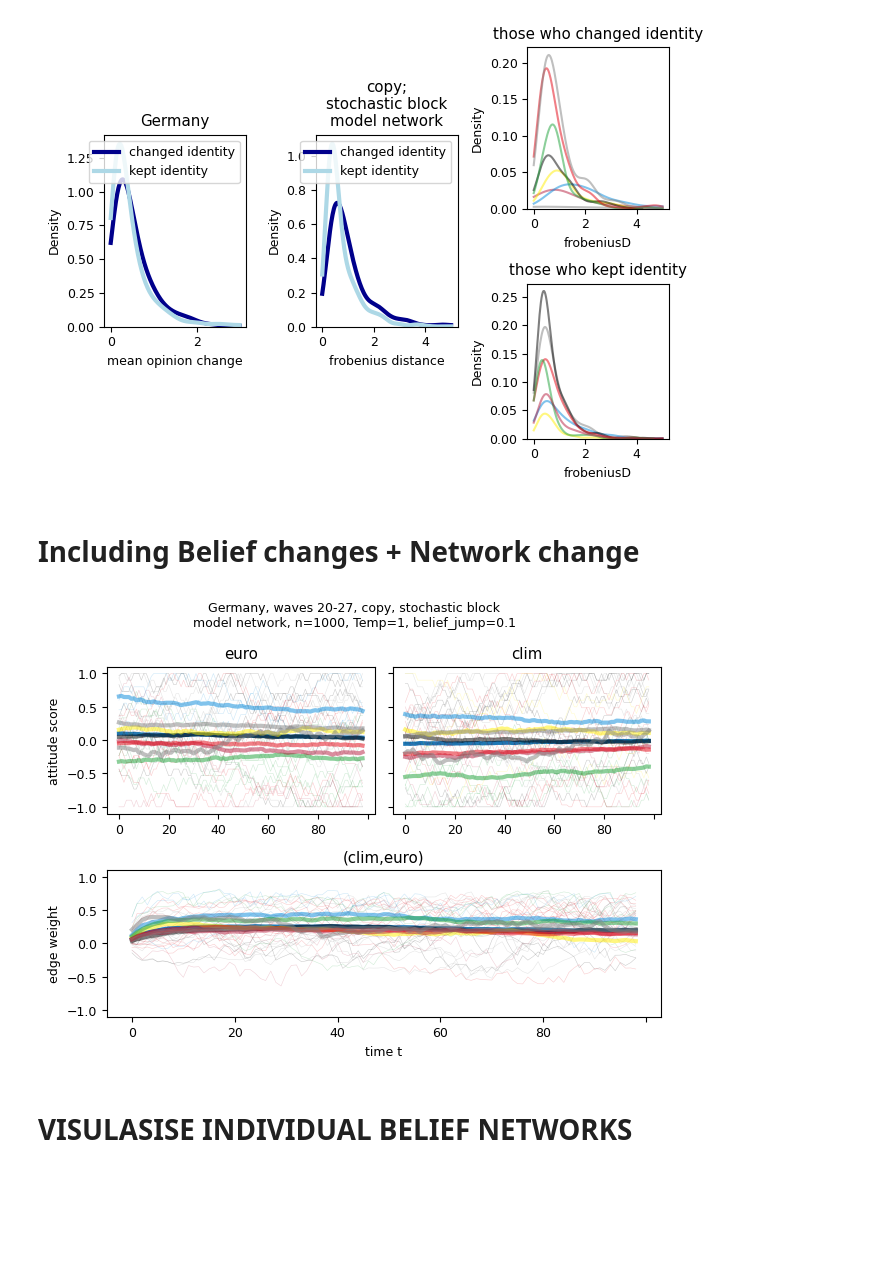
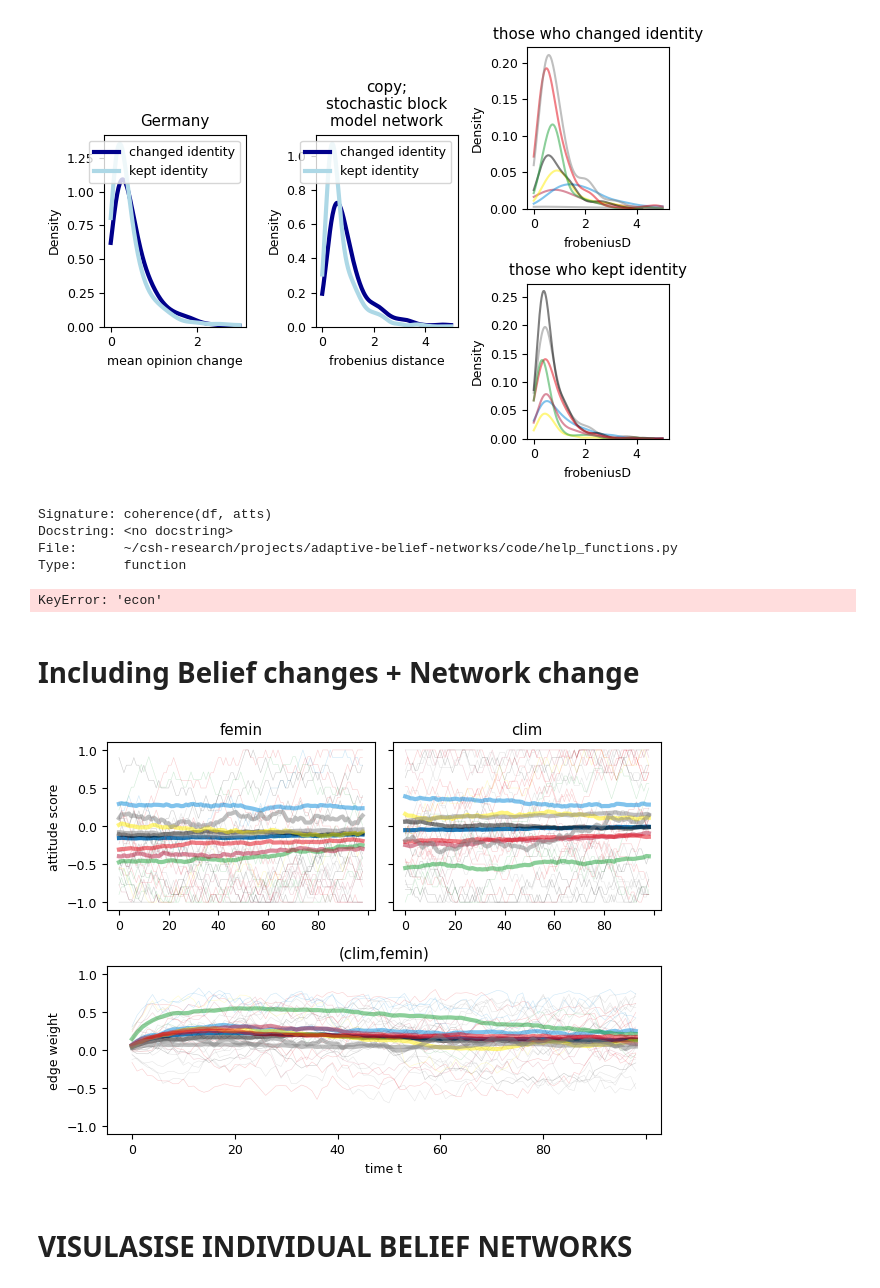
Before and after one commit to PeterSteiglechner/adaptive-NoB, a Jupyter notebook: code/analyse_BNs.ipynb, the cells around one changed output. Saved outputs shown, nothing was run; the diff lists cells and outputs as text; code cells hidden in the pictures; blank space fills up the shorter version.

```diff
--- a/code/analyse_BNs.ipynb
+++ b/code/analyse_BNs.ipynb
@@ -318,6 +374,17 @@ axs["keep"].set_title("those who kept identity")
 fig.tight_layout()
 # %% [output]
 [figure]
+# %%
+coherence?
+# %% [output]
+Signature: coherence(df, atts)
+Docstring: <no docstring>
+File:      ~/csh-research/projects/adaptive-belief-networks/code/help_functions.py
+Type:      function
+# %%
+diff["coherence"] = diff.apply(lambda x: coherence(x, atts), axis=1 )
+# %% [output]
+KeyError: 'econ'
 # %%
 import plotly.graph_objects as go
 flows = (
@@ -363,33 +430,33 @@ fig.show()
 # %%
 fig, axs = plt.subplot_mosaic([["a", "b"], ["c","c"]], sharey=True)
 seed = 5
 T = 1
 jump =0.1
 eps, mu, lam = (0.4,0.2,0.05)
 dataset = "gesis"
 n_ag = 1000
 infl = "copy"
 country = countryXdataset[dataset]
 atts = atts_datasets[dataset]
 w = waves[dataset][1]
 edgeNamesTuple = [f"({i},{j})" for i,j in list(combinations(atts, 2))]
 edgeNames = [f"{e.split(',')[0][1:]}↔{e.split(",")[1][:-1]}" for e in edgeNamesTuple]
 fname = f"results/inferBNs+BeliefChange-dynamic_{dataset}-n-{n_ag}_{infl}-{n}beliefJump-{jump}-T{T}_{w}-{country}_eps{eps}_mu{mu}_lam{lam}_seed{seed}"
 
 sim = pd.read_csv(fname+".csv")
 
-i, j = ("euro", "clim") # ("asyl", "eu")
+i, j = ("femin", "clim") #("euth", "asyl") # ("asyl", "eu")
 e = f"({i},{j})" if f"({i},{j})" in edgeNamesTuple else f"({j},{i})"
 for ax, e in zip(["a", "b", "c"], [i, j, e]) :
     a = plot_results_over_time(fname, sim, sim["index"],  e, partyColsDict, country, ax=axs[ax])
     axs[ax].set_xlabel("")
 axs["c"].set_xlabel("time t")
 axs["c"].set_ylabel("edge weight")
 axs["a"].set_ylabel("attitude score")
-fig.suptitle(f"{country}, waves {w}, {infl}, {nstr}, n={n_ag}, Temp={T}, belief_jump={jump}", fontsize=bigfs)
+#fig.suptitle(f"{country}, waves {w}, {infl}, {nstr}, n={n_ag}, Temp={T}, belief_jump={jump}", fontsize=bigfs)
 fig.tight_layout()
 # %% [output]
-[figure, old version]
+[figure, new version]
 # %% [markdown]
 # VISULASISE INDIVIDUAL BELIEF NETWORKS
 # %%
```
Also changed, not shown: parts of 13 cells of this notebook, 2 other files.
